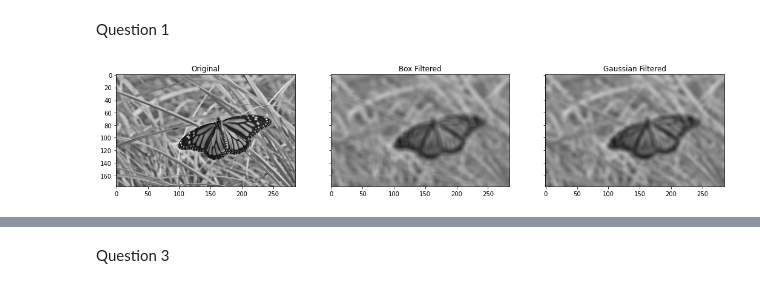
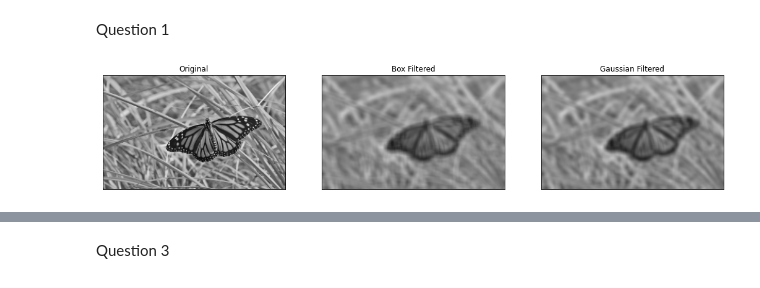
Before and after one commit to dulmi-99/Image-Processing-and-Machine-Vision, a Jupyter notebook: Exercises/Exercise 3/190107T_Excercise_3.ipynb, the cells around one changed output, grey strips where cells are left out. Saved outputs shown, nothing was run; the diff lists cells and outputs as text; code cells hidden in the pictures.

```diff
--- a/Exercises/Exercise 3/190107T_Excercise_3.ipynb
+++ b/Exercises/Exercise 3/190107T_Excercise_3.ipynb
@@ -7,29 +7,33 @@ Question 1
 # %%
 import numpy as np
 import cv2 as cv
 import matplotlib.pyplot as plt
 from scipy import stats
 
 butterfly = cv.imread("butterfly.jpg",cv.IMREAD_REDUCED_GRAYSCALE_4)
 assert butterfly is not None
 #box filter
 box_kernel = 1./81.*np.ones((9,9))
 butterfly_b = cv.filter2D(butterfly,-1, box_kernel )
 
 #gaussian filter
 k_size = 9
 sigma = 4
 butterfly_g =cv.GaussianBlur(butterfly,(k_size,k_size),sigma)
 
 fig, ax =plt.subplots(1,3, sharex ='all', sharey ='all', figsize=(18,6))
 ax[0].imshow(butterfly,cmap='gray', vmin=0, vmax=255)
 ax[0].set_title("Original")
+ax[0].set_xticks([]),ax[1].set_yticks([])
 
 ax[1].imshow(butterfly_b,cmap='gray', vmin=0, vmax=255)
 ax[1].set_title("Box Filtered")
+ax[1].set_xticks([]),ax[1].set_yticks([])
 
 ax[2].imshow(butterfly_g ,cmap='gray', vmin=0, vmax=255)
 ax[2].set_title("Gaussian Filtered")
+ax[1].set_xticks([]),ax[1].set_yticks([])
+
 plt.show()
 # %% [output]
-[figure, old version]
+[figure, new version]
```
Also changed, not shown: parts of 2 cells of this notebook.
